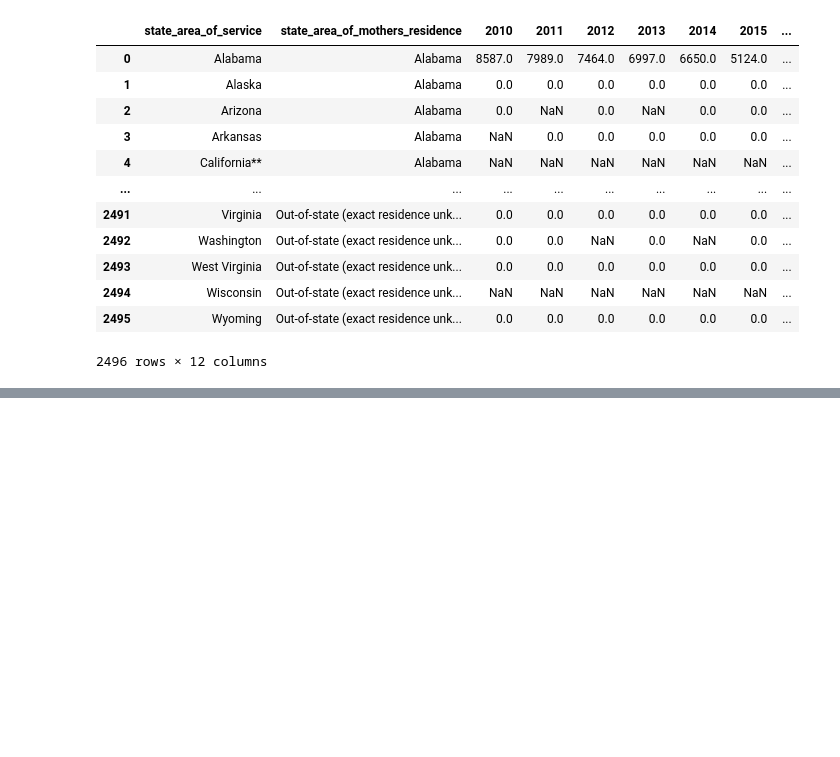
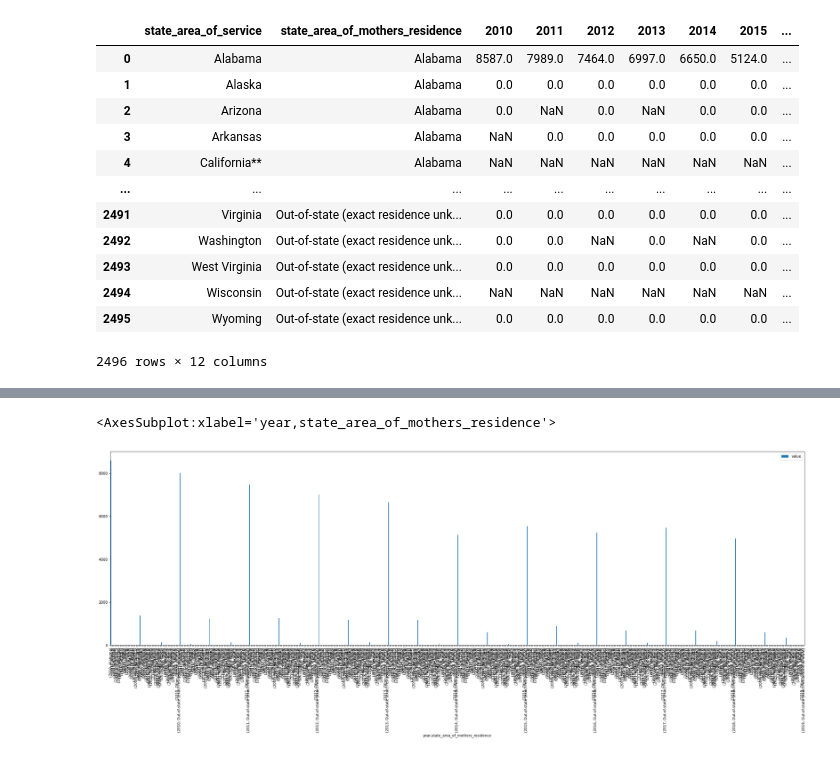
Before and after one commit to mcmanus-git/womens-reproductive-health, a Jupyter notebook: EDA/cdc dataset eda.ipynb, the cells around one changed output, grey strips where cells are left out. Cells and saved outputs as stored; diff of their text form; code cells hidden in the pictures; blank space fills up the shorter version.

Commit message:
exploration of mother residence state vs where service was completed

```diff
--- a/EDA/cdc dataset eda.ipynb
+++ b/EDA/cdc dataset eda.ipynb
@@ -22,0 +58,3 @@ df
+# %%
+mdf = df.melt(['state_area_of_service', 'state_area_of_mothers_residence']).rename({'variable': 'year'}, axis=1)#.plot(x='year', y='value')
+mdf
@@ -22,0 +75,5 @@ df
+# %%
+mdf[mdf['state_area_of_service'] == 'Alabama'].set_index(['year','state_area_of_mothers_residence']).plot(kind='bar', figsize=(35, 10))
+# %% [output]
+<AxesSubplot:xlabel='year,state_area_of_mothers_residence'>
+[figure, added]
```
Also changed, not shown: parts of 13 cells of this notebook.
